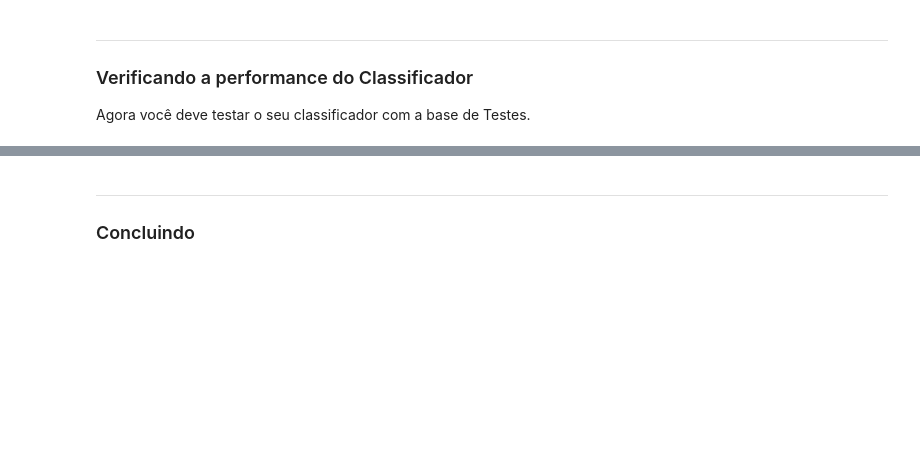
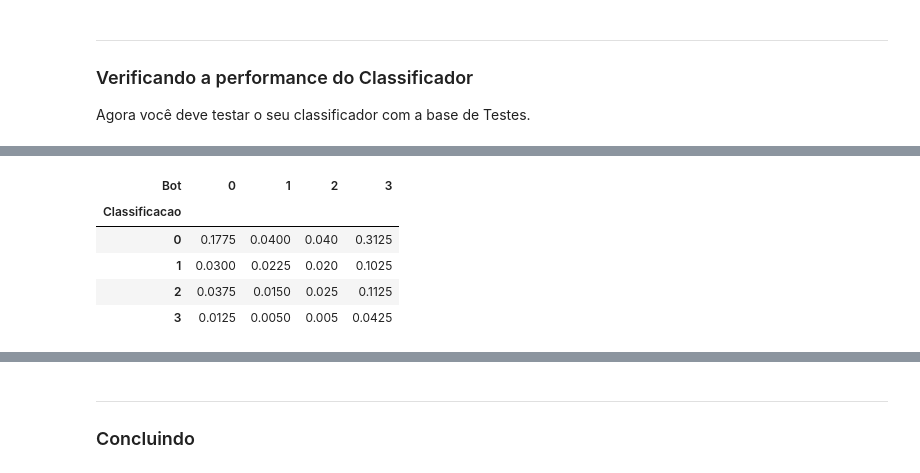
Before and after one commit to RMKahn/Naive-Bayes, a Jupyter notebook: Projeto_1.ipynb, the cells around one changed output, grey strips where cells are left out. Drawn from its saved outputs; the diff is of its cells as text; code cells hidden in the pictures; blank space fills up the shorter version.

```diff
--- a/Projeto_1.ipynb
+++ b/Projeto_1.ipynb
@@ -248,0 +355,10 @@ def multiplica(Lista) :
+# %%
+matrix = pd.crosstab(teste['Classificacao'], teste['Bot'], normalize = True)
+matrix
+# %% [output]
+| Bot | 0 | 1 | 2 | 3 |
+| Classificacao |  |  |  |  |
+| 0 | 0.1775 | 0.0400 | 0.040 | 0.3125 |
+| 1 | 0.0300 | 0.0225 | 0.020 | 0.1025 |
+| 2 | 0.0375 | 0.0150 | 0.025 | 0.1125 |
+| 3 | 0.0125 | 0.0050 | 0.005 | 0.0425 |
```
Also changed, not shown: parts of 9 cells of this notebook.
